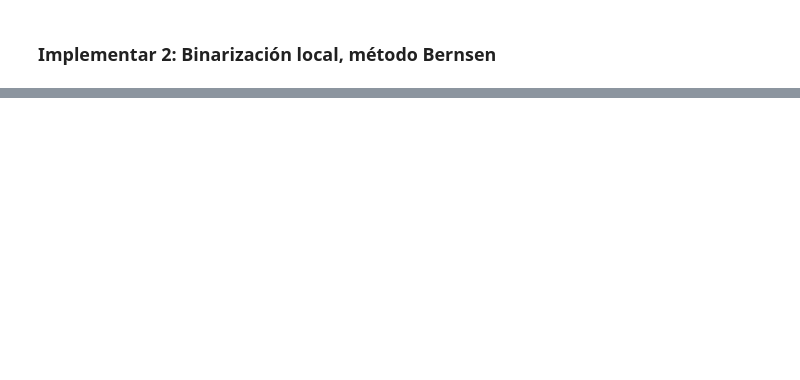
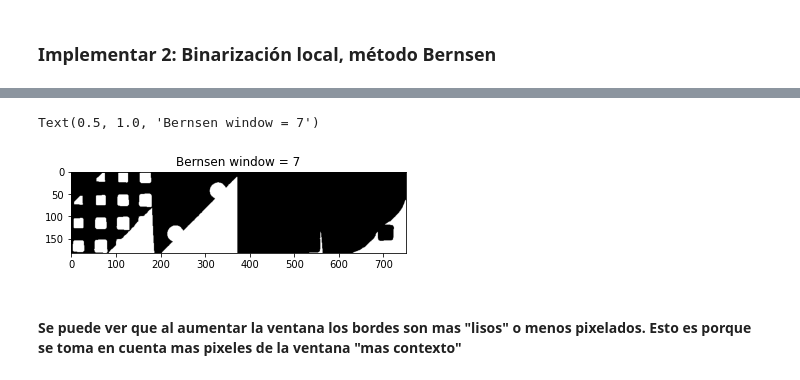
Before and after one commit to Elianagam/FundRobotica, a Jupyter notebook: balance/Binarizacion.ipynb, the cells around one changed output, grey strips where cells are left out. Cells and saved outputs as stored; diff of their text form; code cells hidden in the pictures; blank space fills up the shorter version.

```diff
--- a/balance/Binarizacion.ipynb
+++ b/balance/Binarizacion.ipynb
@@ -136,0 +157,10 @@ ax.imshow(img_new,cmap='gray', vmin=0, vmax=1)
+# %%
+fig = plt.figure()
+ax = plt.subplot()
+ax.imshow(bersen(img, window=7),cmap='gray', vmin=0, vmax=1)
+plt.title("Bernsen window = 7")
+# %% [output]
+Text(0.5, 1.0, 'Bernsen window = 7')
+[figure, added]
+# %% [markdown]
+#### Se puede ver que al aumentar la ventana los bordes son mas "lisos" o menos pixelados. Esto es porque se toma en cuenta mas pixeles de la ventana "mas contexto"
```
Also changed, not shown: parts of 8 cells of this notebook.
